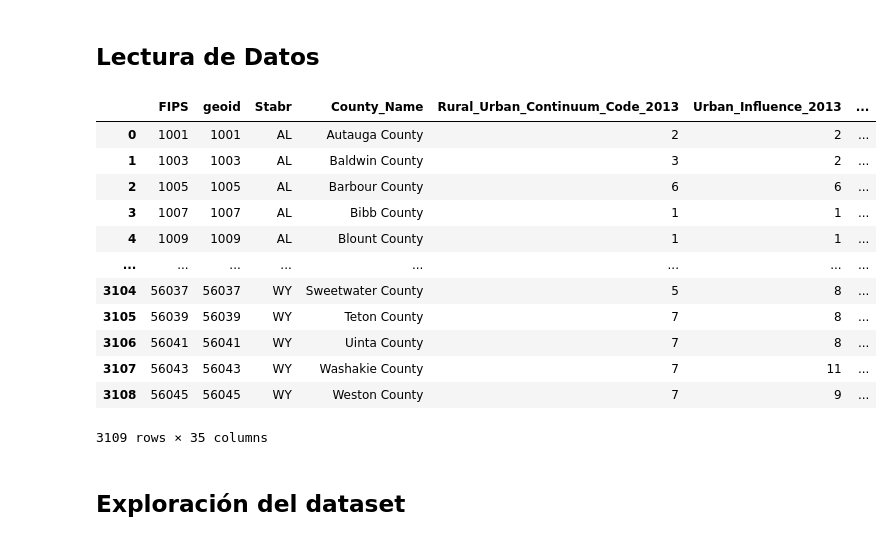
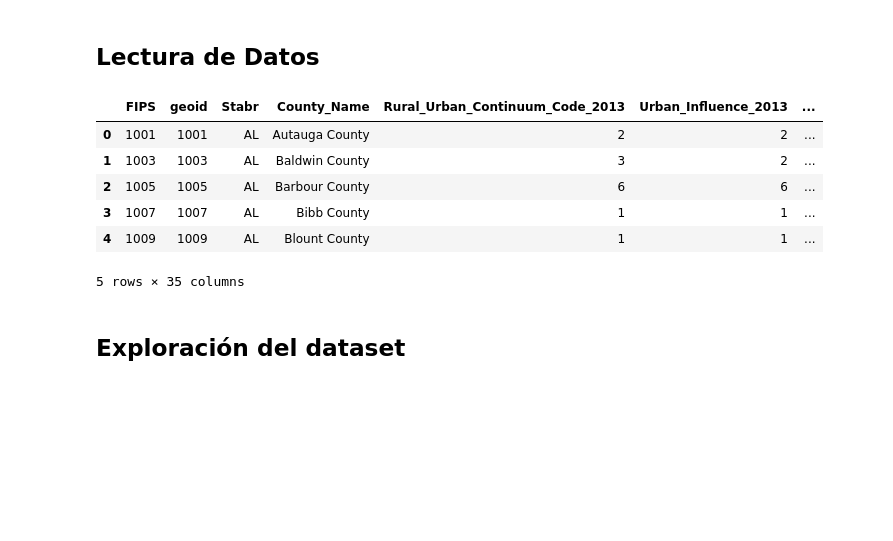
Before and after one commit to agarca4/Exercises-Pandas, a Jupyter notebook: Exercise1_Oil&Gas.ipynb, the cells around one changed output. Cells and saved outputs as stored; diff of their text form; code cells hidden in the pictures; blank space fills up the shorter version.

```diff
--- a/Exercise1_Oil&Gas.ipynb
+++ b/Exercise1_Oil&Gas.ipynb
@@ -7,21 +7,15 @@ import numpy as np
 ## Lectura de Datos
 # %%
 df = pd.read_excel("oilgascounty.xls")
-df
+df.head()
 # %% [output]
 |  | FIPS | geoid | Stabr | County_Name | Rural_Urban_Continuum_Code_2013 | Urban_Influence_2013 | ... |
 | 0 | 1001 | 1001 | AL | Autauga County | 2 | 2 | ... |
 | 1 | 1003 | 1003 | AL | Baldwin County | 3 | 2 | ... |
 | 2 | 1005 | 1005 | AL | Barbour County | 6 | 6 | ... |
 | 3 | 1007 | 1007 | AL | Bibb County | 1 | 1 | ... |
 | 4 | 1009 | 1009 | AL | Blount County | 1 | 1 | ... |
-| ... | ... | ... | ... | ... | ... | ... | ... |
-| 3104 | 56037 | 56037 | WY | Sweetwater County | 5 | 8 | ... |
-| 3105 | 56039 | 56039 | WY | Teton County | 7 | 8 | ... |
-| 3106 | 56041 | 56041 | WY | Uinta County | 7 | 8 | ... |
-| 3107 | 56043 | 56043 | WY | Washakie County | 7 | 11 | ... |
-| 3108 | 56045 | 56045 | WY | Weston County | 7 | 9 | ... |
-3109 rows × 35 columns
+5 rows × 35 columns
 # %% [markdown]
 ## Exploración del dataset
 # %%
```
Also changed, not shown: parts of 3 cells of this notebook, 1 other file.
